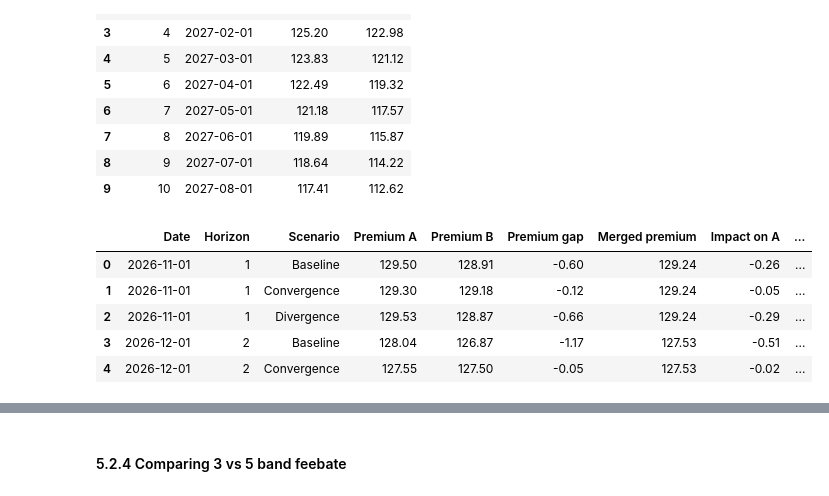
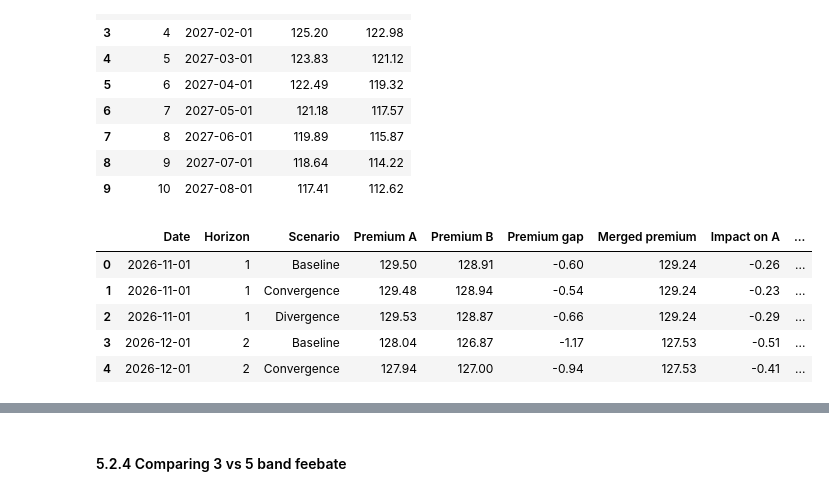
Before and after one commit to XiongZirui/mixue, a Jupyter notebook: main.ipynb, the cells around one changed output, grey strips where cells are left out. Cells and saved outputs as stored; diff of their text form; code cells hidden in the pictures.

```diff
--- a/main.ipynb
+++ b/main.ipynb
@@ -1770,3 +1774,15 @@ This has 2 main impacts.
 2. Reduces the effectiveness of the COE's primary objective (discourage car ownership). The feebate distorts the premium's price signials. Artificially low COE prices for mass-market cars can incentivise car ownership.
 
 These impacts are particularly important considering the prevoiusly mentioned sustained narrowing in Cat A-B price gap.
+# %%
+# Calculate premium gap
+merger_df["premium_gap"] = (
+    merger_df["premium_B"] - merger_df["premium_A"]
+)
+
+# Summary statistics
+gap_stats = merger_df["premium_gap"].agg(
+    ["mean", "median", "std", "min", "max"]
+)
+
+print(gap_stats.round(2))
@@ -1875,7 +1898,7 @@ display(forecast_df.round(2))
 
 scenario_assumptions = {
     "Baseline": 1.00,
-    "Convergence": 0.20,
+    "Convergence": 0.90,
     "Divergence": 1.10
 }
 
@@ -1910,37 +1933,37 @@ for _, row in forecast_df.iterrows():
             weighted_centre + share_A * adjusted_gap
         )
 
         merged = (
             share_A * forecast_A
             + (1 - share_A) * forecast_B
         )
 
         required_rebate = max(0, merged - forecast_A)
 
         scenario_results.append({
             "Date": row["Date"],
             "Horizon": h,
             "Scenario": name,
             "Premium A": forecast_A,
             "Premium B": forecast_B,
             "Premium gap": adjusted_gap,
             "Merged premium": merged,
             "Impact on A": merged - forecast_A,
             "Impact on B": merged - forecast_B,
             "Required rebate A": required_rebate,
             "Rebate sufficient": required_rebate <= MAX_REBATE
         })
 
 scenario_df = pd.DataFrame(scenario_results)
 
 display(scenario_df.round(2).head())
 # %% [output]
 |  | Date | Horizon | Scenario | Premium A | Premium B | Premium gap | Merged premium | Impact on A | ... |
 | 0 | 2026-11-01 | 1 | Baseline | 129.50 | 128.91 | -0.60 | 129.24 | -0.26 | ... |
-| 1 | 2026-11-01 | 1 | Convergence | 129.30 | 129.18 | -0.12 | 129.24 | -0.05 | ... |
+| 1 | 2026-11-01 | 1 | Convergence | 129.48 | 128.94 | -0.54 | 129.24 | -0.23 | ... |
 | 2 | 2026-11-01 | 1 | Divergence | 129.53 | 128.87 | -0.66 | 129.24 | -0.29 | ... |
 | 3 | 2026-12-01 | 2 | Baseline | 128.04 | 126.87 | -1.17 | 127.53 | -0.51 | ... |
-| 4 | 2026-12-01 | 2 | Convergence | 127.55 | 127.50 | -0.05 | 127.53 | -0.02 | ... |
+| 4 | 2026-12-01 | 2 | Convergence | 127.94 | 127.00 | -0.94 | 127.53 | -0.41 | ... |
 # %%
 
 fig, axes = plt.subplots(
```
Also changed, not shown: parts of 11 cells of this notebook.
